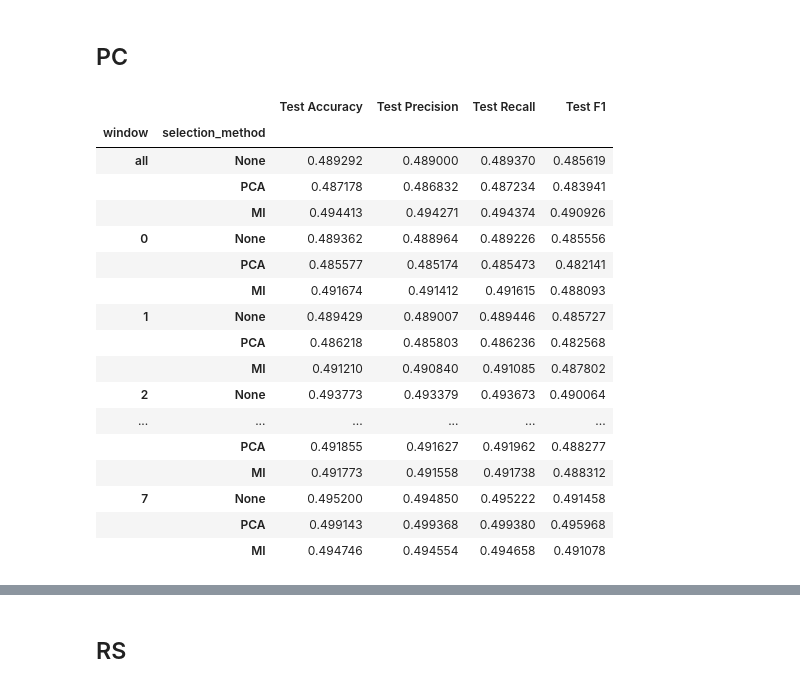
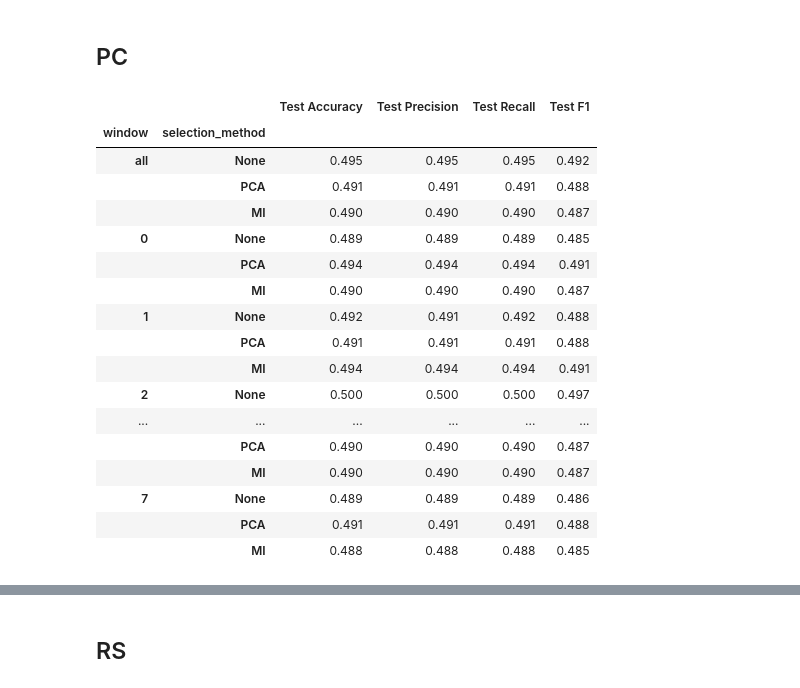
Before and after one commit to nicchiou/mindportal, a Jupyter notebook: experiments/motor_LR/baseline/BaseExperimentSummary.ipynb, the cells around one changed output, grey strips where cells are left out. Cells and saved outputs as stored; diff of their text form; code cells hidden in the pictures.

```diff
--- a/experiments/motor_LR/baseline/BaseExperimentSummary.ipynb
+++ b/experiments/motor_LR/baseline/BaseExperimentSummary.ipynb
@@ -27,8 +27,8 @@ def save_performance_table(df, metric, output_dir, fname):
 # %% [markdown]
 ## PC
 # %%
-root_dir = os.path.join(constants.RESULTS_DIR, 'motor_LR', 'baseline', 'linear_svm', 'pc')
-output_table_dir = os.path.join(os.path.join(constants.RESULTS_DIR, 'motor_LR', 'acc_tables', 'baseline', 'linear_svm', 'pc'))
+root_dir = os.path.join(constants.RESULTS_DIR, 'motor_LR', 'baseline', 'linear_svm', 'pc', 'bandpass_only')
+output_table_dir = os.path.join(os.path.join(constants.RESULTS_DIR, 'motor_LR', 'acc_tables', 'baseline', 'linear_svm', 'pc', 'bandpass_only'))
 fname = 'no_selection_test_accuracy_table.csv'
 
 exp_dirs = [d for d in os.listdir(root_dir) if os.path.isdir(os.path.join(root_dir, d))]
@@ -72,23 +72,24 @@ df.selection_method.cat.set_categories(select_sorter, inplace=True)
 df.sort_values(['window', 'selection_method'], inplace=True)
 df.reset_index(drop=True, inplace=True)
 # %%
-df.groupby(['window', 'selection_method']).mean()[test_cols]
+output_df = df.groupby(['window', 'selection_method']).mean()[test_cols].round(3)
+output_df
 # %% [output]
 |  |  | Test Accuracy | Test Precision | Test Recall | Test F1 |
 | window | selection_method |  |  |  |  |
-| all | None | 0.489292 | 0.489000 | 0.489370 | 0.485619 |
-|  | PCA | 0.487178 | 0.486832 | 0.487234 | 0.483941 |
-|  | MI | 0.494413 | 0.494271 | 0.494374 | 0.490926 |
-| 0 | None | 0.489362 | 0.488964 | 0.489226 | 0.485556 |
-|  | PCA | 0.485577 | 0.485174 | 0.485473 | 0.482141 |
-|  | MI | 0.491674 | 0.491412 | 0.491615 | 0.488093 |
-| 1 | None | 0.489429 | 0.489007 | 0.489446 | 0.485727 |
-|  | PCA | 0.486218 | 0.485803 | 0.486236 | 0.482568 |
-|  | MI | 0.491210 | 0.490840 | 0.491085 | 0.487802 |
-| 2 | None | 0.493773 | 0.493379 | 0.493673 | 0.490064 |
+| all | None | 0.495 | 0.495 | 0.495 | 0.492 |
+|  | PCA | 0.491 | 0.491 | 0.491 | 0.488 |
+|  | MI | 0.490 | 0.490 | 0.490 | 0.487 |
+| 0 | None | 0.489 | 0.489 | 0.489 | 0.485 |
+|  | PCA | 0.494 | 0.494 | 0.494 | 0.491 |
+|  | MI | 0.490 | 0.490 | 0.490 | 0.487 |
+| 1 | None | 0.492 | 0.491 | 0.492 | 0.488 |
+|  | PCA | 0.491 | 0.491 | 0.491 | 0.488 |
+|  | MI | 0.494 | 0.494 | 0.494 | 0.491 |
+| 2 | None | 0.500 | 0.500 | 0.500 | 0.497 |
 | ... | ... | ... | ... | ... | ... |
-|  | PCA | 0.491855 | 0.491627 | 0.491962 | 0.488277 |
-|  | MI | 0.491773 | 0.491558 | 0.491738 | 0.488312 |
-| 7 | None | 0.495200 | 0.494850 | 0.495222 | 0.491458 |
-|  | PCA | 0.499143 | 0.499368 | 0.499380 | 0.495968 |
-|  | MI | 0.494746 | 0.494554 | 0.494658 | 0.491078 |
+|  | PCA | 0.490 | 0.490 | 0.490 | 0.487 |
+|  | MI | 0.490 | 0.490 | 0.490 | 0.487 |
+| 7 | None | 0.489 | 0.489 | 0.489 | 0.486 |
+|  | PCA | 0.491 | 0.491 | 0.491 | 0.488 |
+|  | MI | 0.488 | 0.488 | 0.488 | 0.485 |
```
Also changed, not shown: parts of 8 cells of this notebook, 3 other files.
